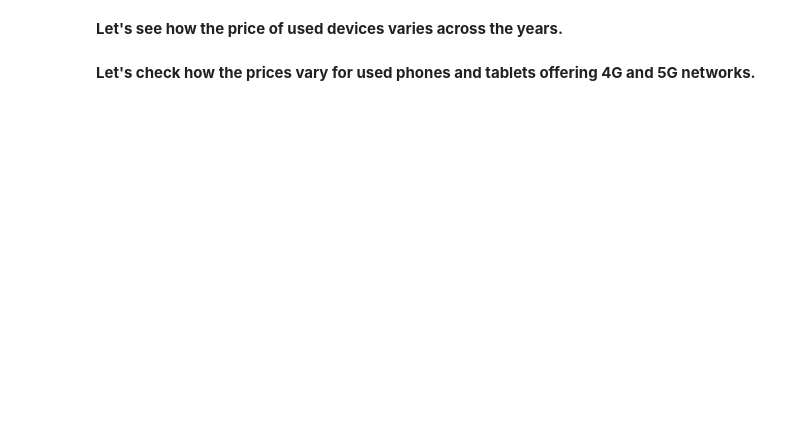
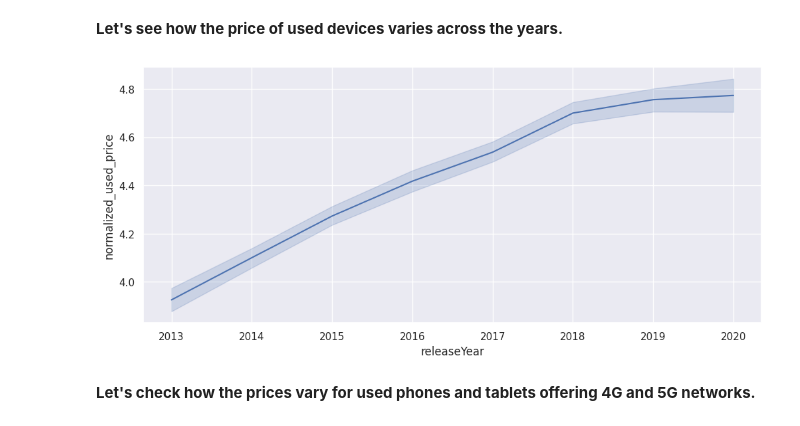
Before and after one commit to erika024/data-science, a Jupyter notebook: SLF_Project_LearnerNotebook_LowCode.ipynb, the cells around one changed output. Saved outputs shown, nothing was run; the diff lists cells and outputs as text; code cells hidden in the pictures; blank space fills up the shorter version.

```diff
--- a/SLF_Project_LearnerNotebook_LowCode.ipynb
+++ b/SLF_Project_LearnerNotebook_LowCode.ipynb
@@ -442,9 +452,15 @@ labeled_barplot('_______') ## Complete the code to create labeled_barplot for 'b
 # %% [markdown]
 **Let's see how the price of used devices varies across the years.**
+# %%
+df = pd.read_csv("/content/drive/MyDrive/Module 3 - Supervised Learning - Foundations/Project 3/used_device_data.csv")
+# %%
+df.rename(columns={"release_year": "releaseYear"}, inplace=True)
 # %%
 plt.figure(figsize=(12, 5))
-sns.lineplot('_____') ## Complete the code to create a lineplot for release year and used price
+sns.lineplot(data=df, x="releaseYear", y="normalized_used_price") ## Complete the code to create a lineplot for release year and used price
 plt.show()
+# %% [output]
+[figure, added]
 # %% [markdown]
 **Let's check how the prices vary for used phones and tablets offering 4G and 5G networks.**
 # %%
```
Also changed, not shown: parts of 13 cells of this notebook.
